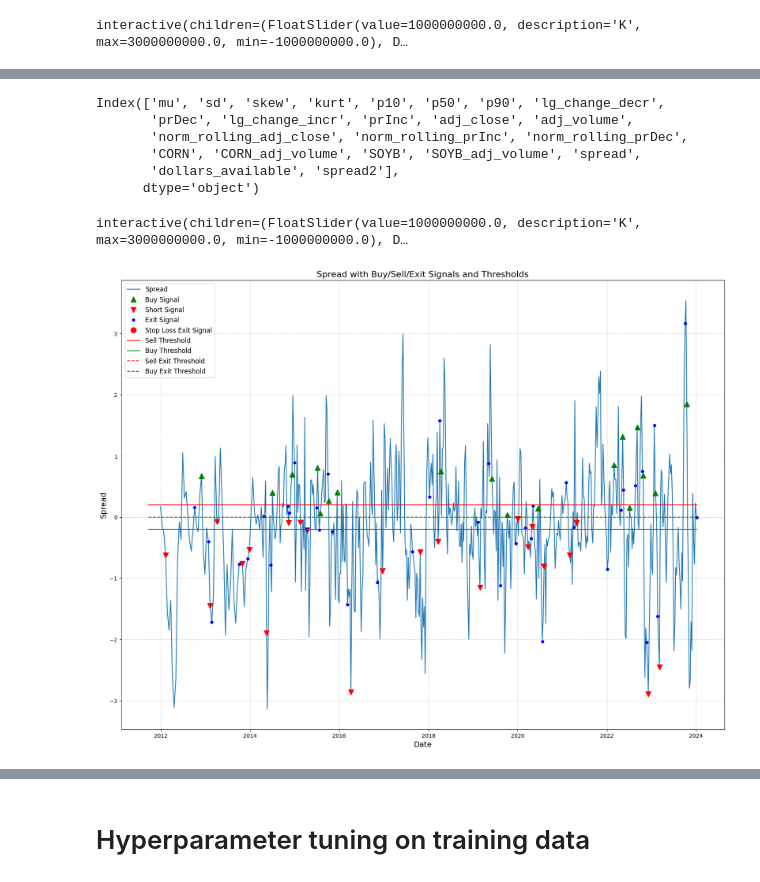
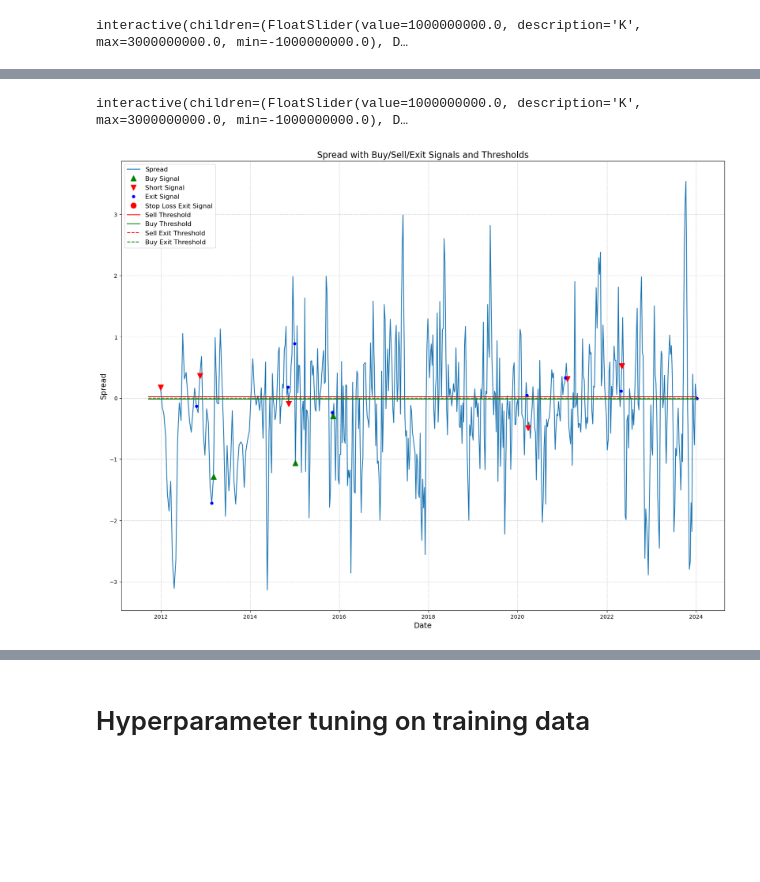
Before and after one commit to claircocoanut/iaqf-default, a Jupyter notebook: strategy/Corn SoyaBean with correct Rolling Window.ipynb, the cells around one changed output, grey strips where cells are left out. Drawn from its saved outputs; the diff is of its cells as text; code cells hidden in the pictures; blank space fills up the shorter version.

```diff
--- a/strategy/Corn SoyaBean with correct Rolling Window.ipynb
+++ b/strategy/Corn SoyaBean with correct Rolling Window.ipynb
@@ -761,17 +778,17 @@ interactive(children=(FloatSlider(value=1000000000.0, description='K', max=30000
 # %%
 
-def two_spread_strat(spreads_df, K= 1e10, g=0.03, g2=0, j=0, s=-100, tc=0, reverse=False, interactive_plot=True):
+def one_spread_strat(spreads_df, K= 1e10, g=0.03, j=0, s=-100, tc=0, reverse=False, interactive_plot=True):
 
     def get_raw_positions(spreads_df, sl_exit):
         spreads_df = spreads_df.copy()
         spreads_df['signal'] = np.nan
 
-        buy_condition = (spreads_df['spread'] > g)  & (spreads_df['spread2'] < g2)
-        sell_condition = (spreads_df['spread'] < -g) & (spreads_df['spread2'] > -g2)
+        buy_condition = (spreads_df['spread'] > g)
+        sell_condition = (spreads_df['spread'] < -g)
 
         if reverse:
-            sell_condition = (spreads_df['spread'] > g)  & (spreads_df['spread2'] < g2)
-            buy_condition = (spreads_df['spread'] < -g) & (spreads_df['spread2'] > -g2)
+            sell_condition = (spreads_df['spread'] > g)
+            buy_condition = (spreads_df['spread'] < -g)
 
         # Generate signals
         spreads_df.loc[buy_condition, 'signal'] = 1
@@ -873,7 +890,7 @@ def two_spread_strat(spreads_df, K= 1e10, g=0.03, g2=0, j=0, s=-100, tc=0, rever
         if sl_implemented:
             return positions_df
 
-        spreads_df = positions_df.loc[:, :'spread2']
+        spreads_df = positions_df.loc[:, :'dollars_available']
         raw_positions = get_raw_positions(spreads_df, sl_exits)
         final_positions = process_positions(raw_positions)
 
@@ -924,8 +941,8 @@ def two_spread_strat(spreads_df, K= 1e10, g=0.03, g2=0, j=0, s=-100, tc=0, rever
     return positions_pnl.total_pnl
 # %%
 spreads_df_merged['spread'] = spreads_df_merged['norm_rolling_prInc']
-spreads_df_merged['spread2'] = spreads_df_merged['norm_rolling_adj_close']
-spreads_df_merged['dollars_available'] = cap
+spreads_df_merged['price_spread'] = spreads_df_merged['norm_rolling_adj_close']
+spreads_df_merged['dollars_available'] = cap / 2
 spreads_df_merged
 # %% [output]
 |  | mu | sd | skew | kurt | p10 | p50 | p90 | lg_change_decr | prDec | ... |
@@ -945,12 +962,3 @@ spreads_df_merged
-# %%
-spreads_df_merged.columns
-# %% [output]
-Index(['mu', 'sd', 'skew', 'kurt', 'p10', 'p50', 'p90', 'lg_change_decr',
-       'prDec', 'lg_change_incr', 'prInc', 'adj_close', 'adj_volume',
-       'norm_rolling_adj_close', 'norm_rolling_prInc', 'norm_rolling_prDec',
-       'CORN', 'CORN_adj_volume', 'SOYB', 'SOYB_adj_volume', 'spread',
-       'dollars_available', 'spread2'],
-      dtype='object')
 # %%
 # Pr inc and Price thresholds
 # signals reverse
@@ -995,20 +1003,20 @@ def plot_signals(positions, upper_threshold, exit_threshold):
 
     # Plot spread over time
     fig, ax = plt.subplots(figsize=(20, 15))
-    ax.plot(positions['spread2'], label='Spread')
+    ax.plot(positions['price_spread'], label='Spread')
 
     # Plot green dots for buy signals
-    ax.plot(positions.loc[(positions["position"] == 1) & (positions["position"].shift() == 0)]['spread2'], '^', markersize=10, color='green', label='Buy Signal')
+    ax.plot(positions.loc[(positions["position"] == 1) & (positions["position"].shift() == 0)]['price_spread'], '^', markersize=10, color='green', label='Buy Signal')
 
     # Plot red dots for short signals
-    ax.plot(positions.loc[(positions["position"] == -1) & (positions["position"].shift() == 0)]['spread2'], 'v', markersize=10, color='red', label='Short Signal')
+    ax.plot(positions.loc[(positions["position"] == -1) & (positions["position"].shift() == 0)]['price_spread'], 'v', markersize=10, color='red', label='Short Signal')
 
     # Plot blue dots for exit signals
-    ax.plot(positions.loc[(positions["position"] == 0) & positions["position"].shift() != 0]['spread2'], 'o', markersize=5, color='blue', label='Exit Signal')
+    ax.plot(positions.loc[(positions["position"] == 0) & positions["position"].shift() != 0]['price_spread'], 'o', markersize=5, color='blue', label='Exit Signal')
 
     # Plot Red dots for stop loss exit signals
     ax.plot(positions.loc[(positions["sl_not_hit"].diff().dropna() != 0) &
-                          (positions["final_signal"].isin([1, -1]))]['spread2'], 'o', markersize=10,
+                          (positions["final_signal"].isin([1, -1]))]['price_spread'], 'o', markersize=10,
             color='red', label='Stop Loss Exit Signal')
 
 
@@ -1029,13 +1037,13 @@ def plot_signals(positions, upper_threshold, exit_threshold):
     # Show the plot
     plt.show()
 # %%
-gp, positions_pnl = two_spread_strat(spreads_df_merged, K= cap, g=0.2, g2=0, j=0, s=-100, tc=0, reverse=True, interactive_plot=False)
+gp, positions_pnl = one_spread_strat(spreads_df_merged, K= cap, g=0.02, j=0, s=-100, tc=0, reverse=True, interactive_plot=False)
 # %%
 # positions_pnl
 # %%
-plot_signals(positions_pnl, 0.2, 0)
+plot_signals(positions_pnl, 0.02, 0)
 # %% [output]
-[figure, old version]
+[figure, new version]
 # %%
 daily_start_ret = (positions_pnl.total_pnl.diff() / cap).to_frame('strat_returns').dropna()
 daily_start_ret
```
Also changed, not shown: parts of 105 cells of this notebook.
